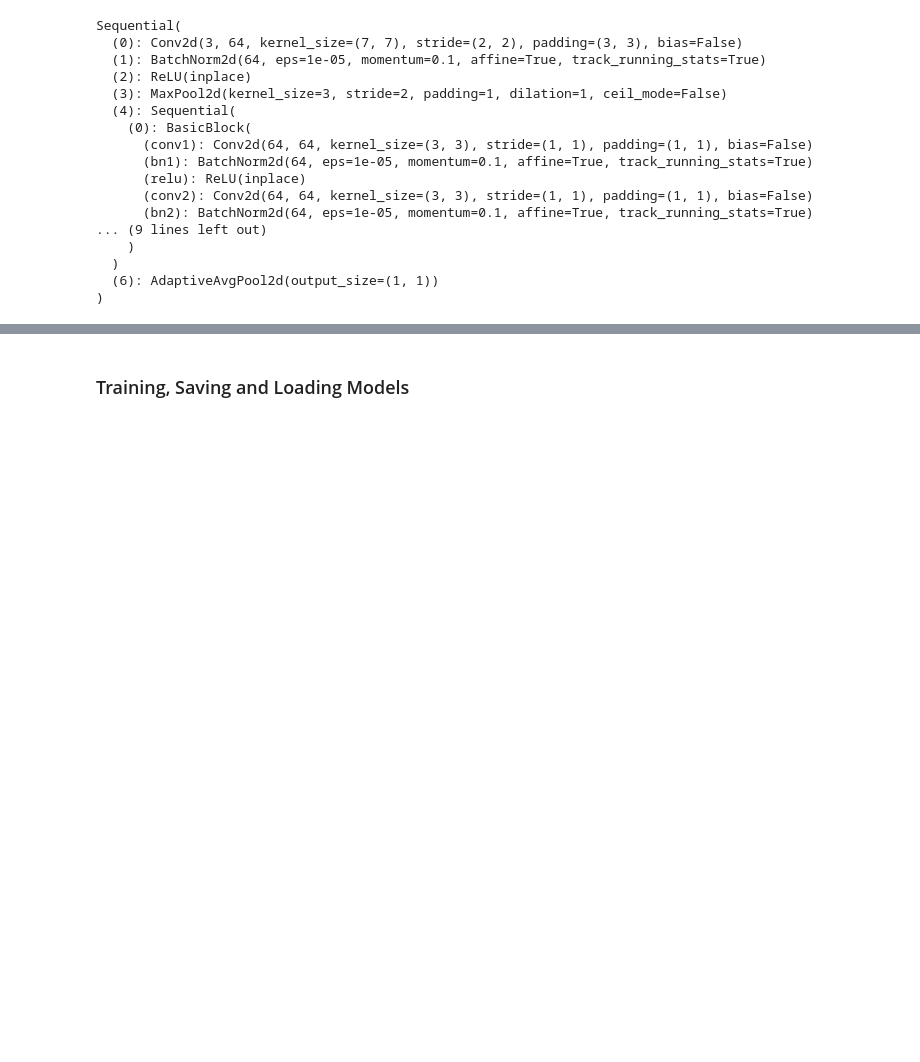
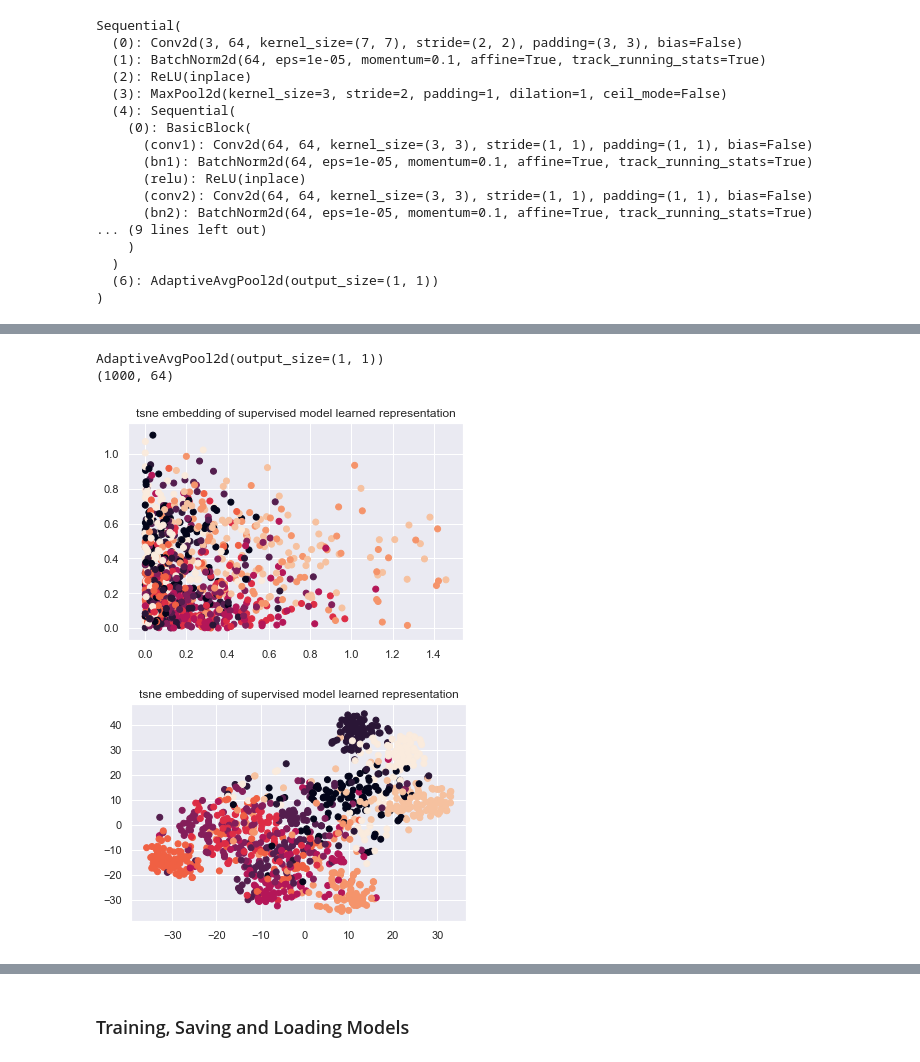
Before and after one commit to ncblair/robust_embeddings, a Jupyter notebook: test_network.ipynb, the cells around one changed output, grey strips where cells are left out. Drawn from its saved outputs; the diff is of its cells as text; code cells hidden in the pictures; blank space fills up the shorter version.

```diff
--- a/test_network.ipynb
+++ b/test_network.ipynb
@@ -200,0 +233,41 @@ AttributeError: 'Tensor' object has no attribute 'register_forward_hook'
+# %%
+class SaveFeatures():
+	features=None
+	def __init__(self, m): self.hook = m.register_forward_hook(self.hook_fn)
+	def hook_fn(self, module, input, output): self.features = ((output.cpu()).data).numpy()
+	def remove(self): self.hook.remove()
+
+from sklearn.manifold import TSNE
+def tsne(images, labels, representation_layer, model, name=None):
+	activations = SaveFeatures(representation_layer)
+	outputs = model(images)
+	activations.remove()
+	activations = np.squeeze(activations.features)
+	tsne_embedded = TSNE(n_components=2).fit_transform(activations)
+	plt.scatter(tsne_embedded[:, 0], tsne_embedded[:, 1], c=labels)
+	plt.title("tsne embedding of supervised model learned representation")
+	if name:
+		plt.savefig(f"output/tsne/{name}")
+	else:
+		plt.show()
+
+def visualize_activations(images, labels, layer, model, name=None):
+	activations = SaveFeatures(layer)
+	outputs = model(images)
+	activations.remove()
+	activations = np.squeeze(activations.features)
+	print(activations.shape)
+	plt.scatter(activations[:, 0], activations[:, 1], c=labels)
+	plt.title("tsne embedding of supervised model learned representation")
+	if name:
+		plt.savefig(f"output/activations/{name}")
+	else:
+		plt.show()
+
+visualize_activations(images, labels, list(list(mini_resnet.children())[0].children())[-2], mini_resnet)
+tsne(images, labels, list(list(mini_resnet.children())[0].children())[-2], mini_resnet)
+# %% [output]
+AdaptiveAvgPool2d(output_size=(1, 1))
+(1000, 64)
+[figure, added]
+[figure, added]
```
Also changed, not shown: parts of 8 cells of this notebook, 3 other files.
